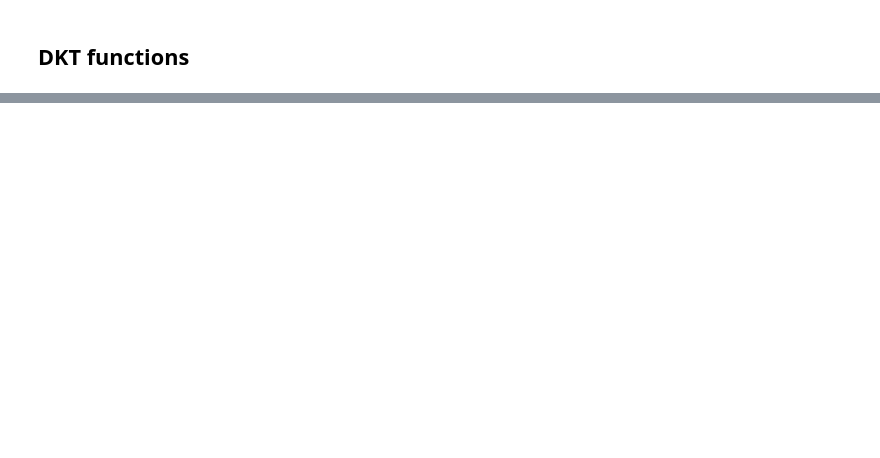
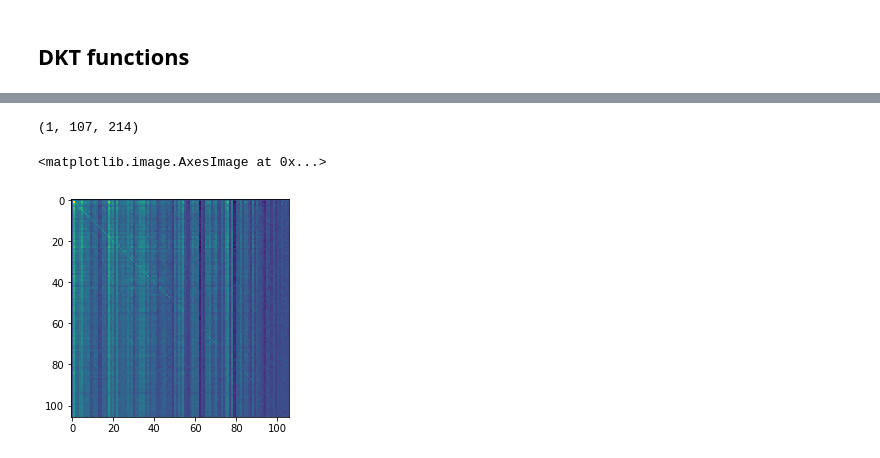
Before and after one commit to reginaeckert/ML-Educ, a Jupyter notebook: finalProject/ClusterAnalysis.ipynb, the cells around one changed output, grey strips where cells are left out. Drawn from its saved outputs; the diff is of its cells as text; code cells hidden in the pictures; blank space fills up the shorter version.

Commit message:
Added DKT similarity matrix and spectral clustering.

```diff
--- a/finalProject/ClusterAnalysis.ipynb
+++ b/finalProject/ClusterAnalysis.ipynb
@@ -148,0 +172,3 @@ for i in range(len(sentence_len)):
+# %%
+temp=np.unique(assistment_list)
+temp.shape
@@ -155,7 +183,7 @@ for i in range(len(sentence_len)):
 #min_count = minimum number of occurrences within dataset
 #workers = number of threads used
 #sg = 0 (CBOW, default); = 1 (skip-gram)
-model = Word2Vec(sentences, size=200, window=10, min_count=10, workers=4, sg=1, iter=30)
+model = Word2Vec(sentences, size=200, window=10, min_count=1, workers=4, sg=1, iter=30)
 
 assist_num=model.wv.vocab; #Names of the words (numbers)
 assist_vec=model[assist_num] #Access the vectors
@@ -309,0 +353,10 @@ dkt_model.fit([skill_response_array[:, 0:-1], skill_response_array[:, 1:]],
+# %%
+print('dkt')
+dkt_model, dkt_model2 = build_dkt_model((48, 2 * skill_num), lstm_dim=64)
+
+dkt_model.fit([skill_response_array[:, 0:-1], skill_array[:, 1:]],
+              response_array[:, 1:, np.newaxis],
+              epochs=5,
+              batch_size=32,
+              shuffle=True,
+              validation_split=0.2)
@@ -309,0 +396,20 @@ dkt_model.fit([skill_response_array[:, 0:-1], skill_response_array[:, 1:]],
+# %%
+skill_response_test_array.shape
+# %% [output]
+(1, 107, 214)
+# %%
+q_matrix=np.zeros((skill_num,skill_num))
+seq_len=48
+for i in range(skill_num):
+    skill_response_array2 = np.zeros((1,seq_len,2 * skill_num))
+    skill_response_array2[0, np.arange(seq_len), 2 * i + 1] = 1.
+    #set_trace()
+    temp=dkt_model2.predict(skill_response_array2)
+    q_matrix[i,:]=temp[0,0,:]
+
+q_matrix=q_matrix[0:-1,0:-1]
+# %%
+plt.imshow(q_matrix)
+# %% [output]
+<matplotlib.image.AxesImage at 0x...>
+[figure, added]
```
Also changed, not shown: parts of 26 cells of this notebook.
